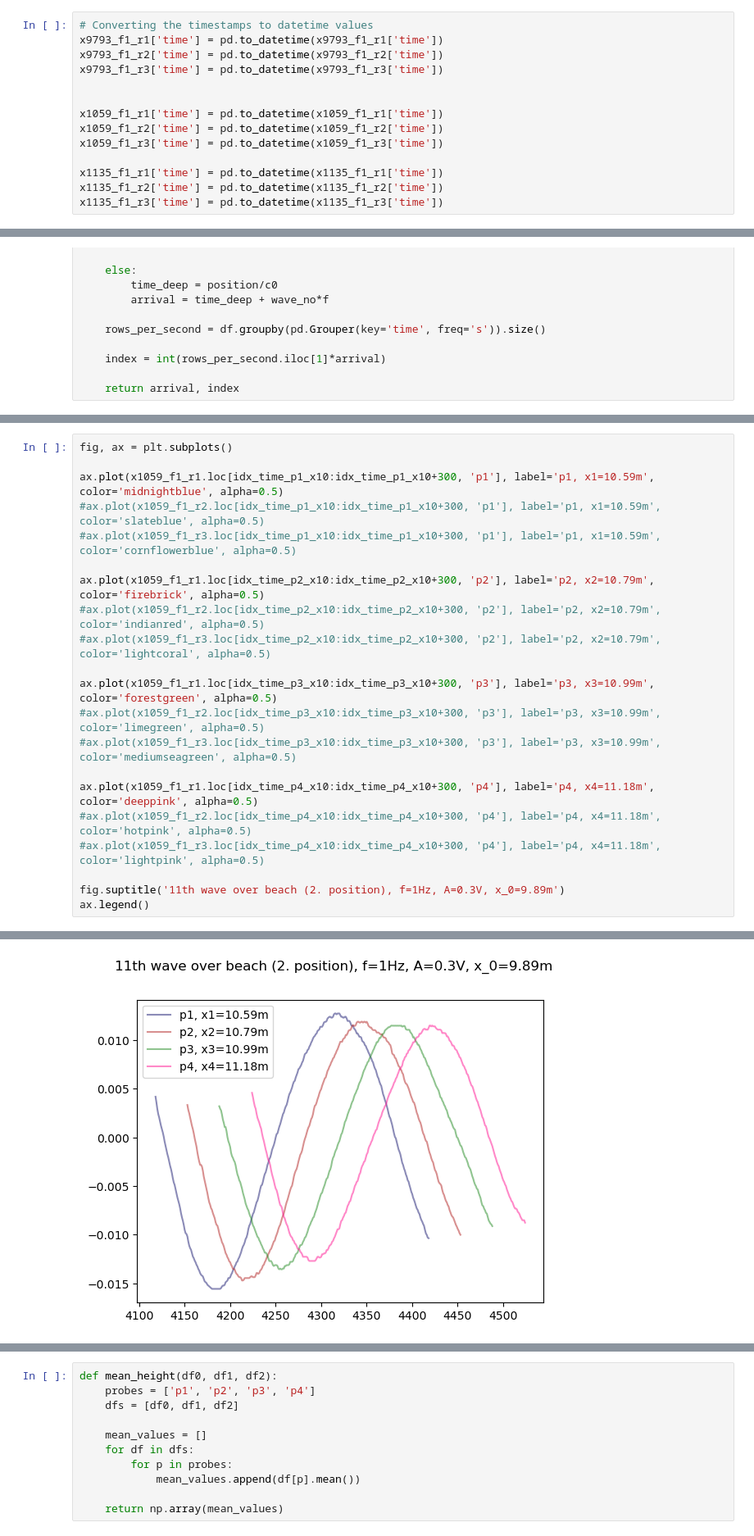
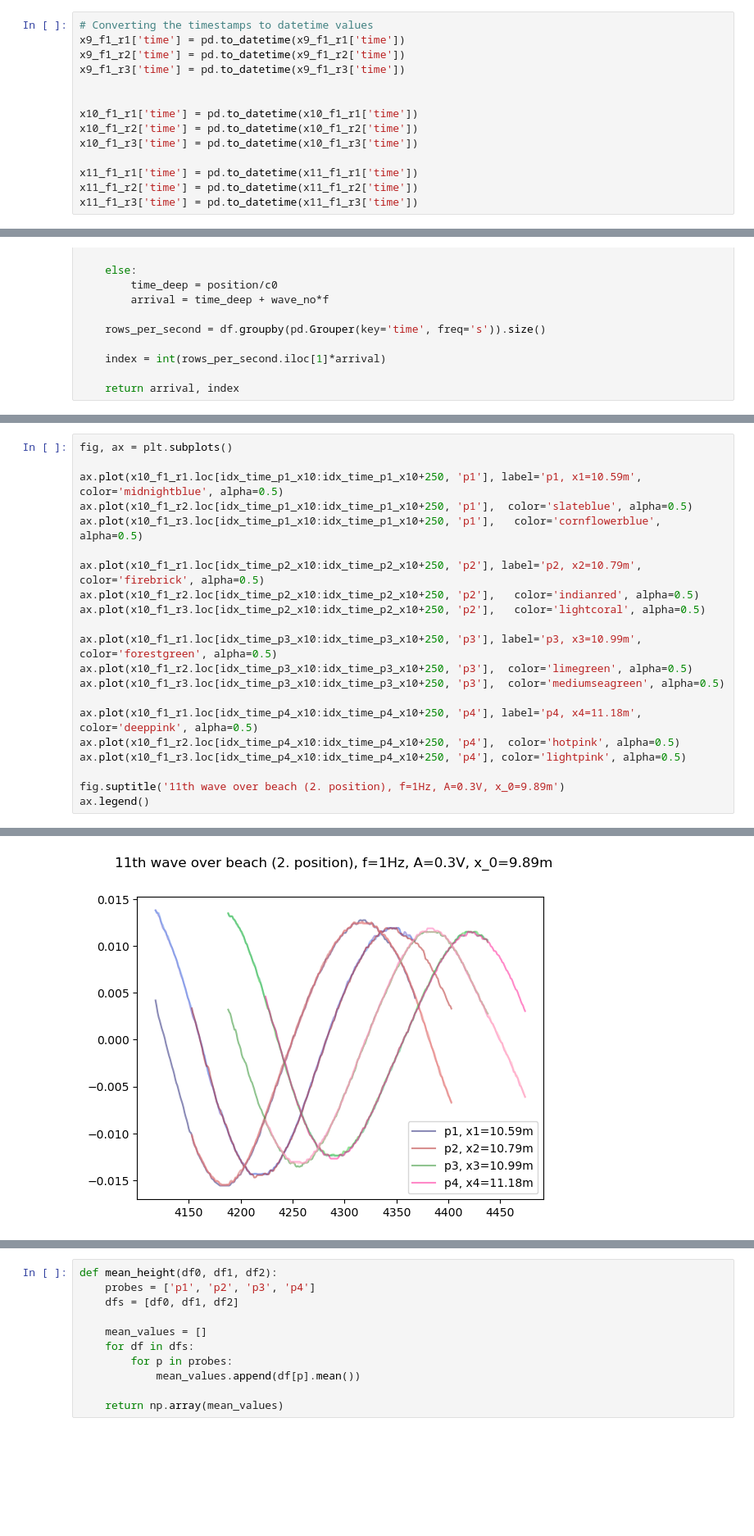
Before and after one commit to Maxime-Leclerc31/Lab-Experiments-program, a Jupyter notebook: Damping_KjerstisVersion/Lab_260325.ipynb, the cells around one changed output, grey strips where cells are left out. Shown at 82% size. Drawn from its saved outputs; the diff is of its cells as text; blank space fills up the shorter version.

```diff
--- a/Damping_KjerstisVersion/Lab_260325.ipynb
+++ b/Damping_KjerstisVersion/Lab_260325.ipynb
@@ -51,17 +72,17 @@ x9793_f1_r1
 # %%
 # Converting the timestamps to datetime values
-x9793_f1_r1['time'] = pd.to_datetime(x9793_f1_r1['time'])
-x9793_f1_r2['time'] = pd.to_datetime(x9793_f1_r2['time'])
-x9793_f1_r3['time'] = pd.to_datetime(x9793_f1_r3['time'])
+x9_f1_r1['time'] = pd.to_datetime(x9_f1_r1['time'])
+x9_f1_r2['time'] = pd.to_datetime(x9_f1_r2['time'])
+x9_f1_r3['time'] = pd.to_datetime(x9_f1_r3['time'])
 
 
-x1059_f1_r1['time'] = pd.to_datetime(x1059_f1_r1['time'])
-x1059_f1_r2['time'] = pd.to_datetime(x1059_f1_r2['time'])
-x1059_f1_r3['time'] = pd.to_datetime(x1059_f1_r3['time'])
+x10_f1_r1['time'] = pd.to_datetime(x10_f1_r1['time'])
+x10_f1_r2['time'] = pd.to_datetime(x10_f1_r2['time'])
+x10_f1_r3['time'] = pd.to_datetime(x10_f1_r3['time'])
 
-x1135_f1_r1['time'] = pd.to_datetime(x1135_f1_r1['time'])
-x1135_f1_r2['time'] = pd.to_datetime(x1135_f1_r2['time'])
-x1135_f1_r3['time'] = pd.to_datetime(x1135_f1_r3['time'])
+x11_f1_r1['time'] = pd.to_datetime(x11_f1_r1['time'])
+x11_f1_r2['time'] = pd.to_datetime(x11_f1_r2['time'])
+x11_f1_r3['time'] = pd.to_datetime(x11_f1_r3['time'])
 # %%
 # Positions of probes
 x = np.array([9.793, 9.992, 10.192, 10.391, 10.590, 10.7885, 10.9855, 11.1835, 11.350, 11.549, 11.746, 11.944])
@@ -172,27 +194,27 @@ ax.legend()
 # %%
 fig, ax = plt.subplots()
 
-ax.plot(x1059_f1_r1.loc[idx_time_p1_x10:idx_time_p1_x10+300, 'p1'], label='p1, x1=10.59m', color='midnightblue', alpha=0.5)
-#ax.plot(x1059_f1_r2.loc[idx_time_p1_x10:idx_time_p1_x10+300, 'p1'], label='p1, x1=10.59m', color='slateblue', alpha=0.5)
-#ax.plot(x1059_f1_r3.loc[idx_time_p1_x10:idx_time_p1_x10+300, 'p1'], label='p1, x1=10.59m', color='cornflowerblue', alpha=0.5)
+ax.plot(x10_f1_r1.loc[idx_time_p1_x10:idx_time_p1_x10+250, 'p1'], label='p1, x1=10.59m', color='midnightblue', alpha=0.5)
+ax.plot(x10_f1_r2.loc[idx_time_p1_x10:idx_time_p1_x10+250, 'p1'],  color='slateblue', alpha=0.5)
+ax.plot(x10_f1_r3.loc[idx_time_p1_x10:idx_time_p1_x10+250, 'p1'],   color='cornflowerblue', alpha=0.5)
 
-ax.plot(x1059_f1_r1.loc[idx_time_p2_x10:idx_time_p2_x10+300, 'p2'], label='p2, x2=10.79m', color='firebrick', alpha=0.5)
-#ax.plot(x1059_f1_r2.loc[idx_time_p2_x10:idx_time_p2_x10+300, 'p2'], label='p2, x2=10.79m', color='indianred', alpha=0.5)
-#ax.plot(x1059_f1_r3.loc[idx_time_p2_x10:idx_time_p2_x10+300, 'p2'], label='p2, x2=10.79m', color='lightcoral', alpha=0.5)
+ax.plot(x10_f1_r1.loc[idx_time_p2_x10:idx_time_p2_x10+250, 'p2'], label='p2, x2=10.79m', color='firebrick', alpha=0.5)
+ax.plot(x10_f1_r2.loc[idx_time_p2_x10:idx_time_p2_x10+250, 'p2'],   color='indianred', alpha=0.5)
+ax.plot(x10_f1_r3.loc[idx_time_p2_x10:idx_time_p2_x10+250, 'p2'],   color='lightcoral', alpha=0.5)
 
-ax.plot(x1059_f1_r1.loc[idx_time_p3_x10:idx_time_p3_x10+300, 'p3'], label='p3, x3=10.99m', color='forestgreen', alpha=0.5)
-#ax.plot(x1059_f1_r2.loc[idx_time_p3_x10:idx_time_p3_x10+300, 'p3'], label='p3, x3=10.99m', color='limegreen', alpha=0.5)
-#ax.plot(x1059_f1_r3.loc[idx_time_p3_x10:idx_time_p3_x10+300, 'p3'], label='p3, x3=10.99m', color='mediumseagreen', alpha=0.5)
+ax.plot(x10_f1_r1.loc[idx_time_p3_x10:idx_time_p3_x10+250, 'p3'], label='p3, x3=10.99m', color='forestgreen', alpha=0.5)
+ax.plot(x10_f1_r2.loc[idx_time_p3_x10:idx_time_p3_x10+250, 'p3'],  color='limegreen', alpha=0.5)
+ax.plot(x10_f1_r3.loc[idx_time_p3_x10:idx_time_p3_x10+250, 'p3'],  color='mediumseagreen', alpha=0.5)
 
-ax.plot(x1059_f1_r1.loc[idx_time_p4_x10:idx_time_p4_x10+300, 'p4'], label='p4, x4=11.18m', color='deeppink', alpha=0.5)
-#ax.plot(x1059_f1_r2.loc[idx_time_p4_x10:idx_time_p4_x10+300, 'p4'], label='p4, x4=11.18m', color='hotpink', alpha=0.5)
-#ax.plot(x1059_f1_r3.loc[idx_time_p4_x10:idx_time_p4_x10+300, 'p4'], label='p4, x4=11.18m', color='lightpink', alpha=0.5)
+ax.plot(x10_f1_r1.loc[idx_time_p4_x10:idx_time_p4_x10+250, 'p4'], label='p4, x4=11.18m', color='deeppink', alpha=0.5)
+ax.plot(x10_f1_r2.loc[idx_time_p4_x10:idx_time_p4_x10+250, 'p4'],  color='hotpink', alpha=0.5)
+ax.plot(x10_f1_r3.loc[idx_time_p4_x10:idx_time_p4_x10+250, 'p4'], color='lightpink', alpha=0.5)
 
 fig.suptitle('11th wave over beach (2. position), f=1Hz, A=0.3V, x_0=9.89m')
 ax.legend()
 # %% [output]
 <matplotlib.legend.Legend at 0x...>
-[figure, old version]
+[figure, new version]
 # %%
 fig, ax = plt.subplots()
 
```
Also changed, not shown: parts of 15 cells of this notebook.
